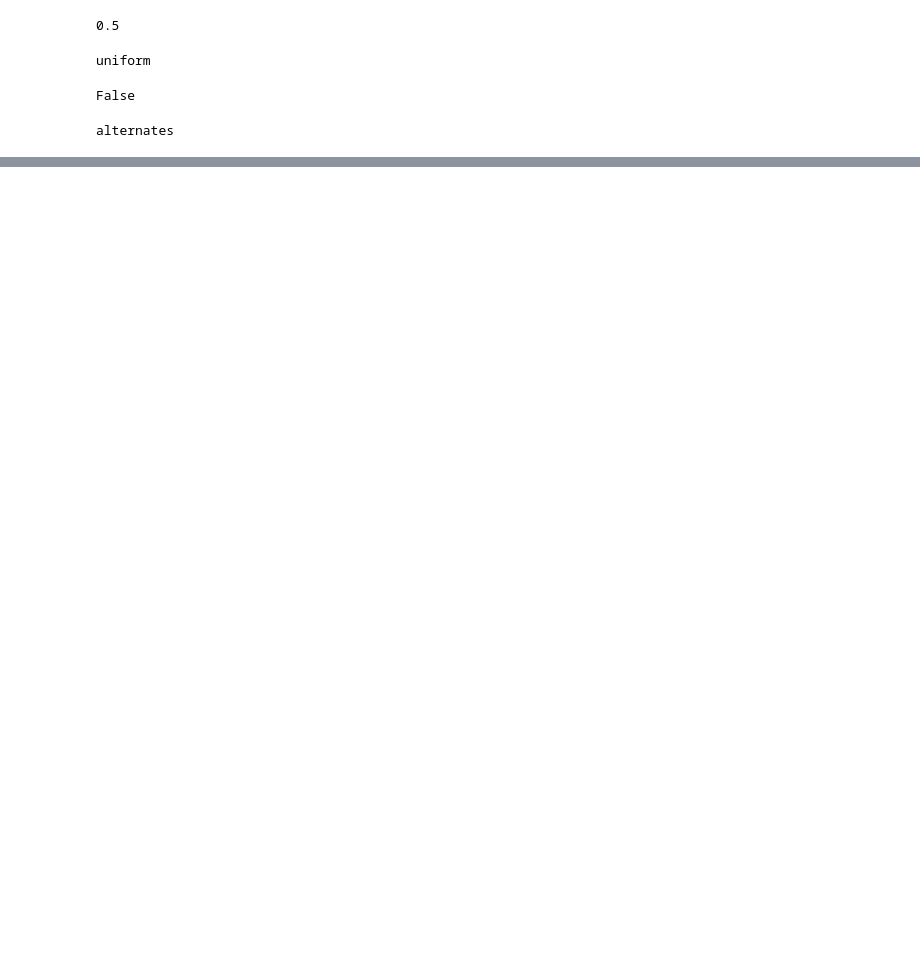
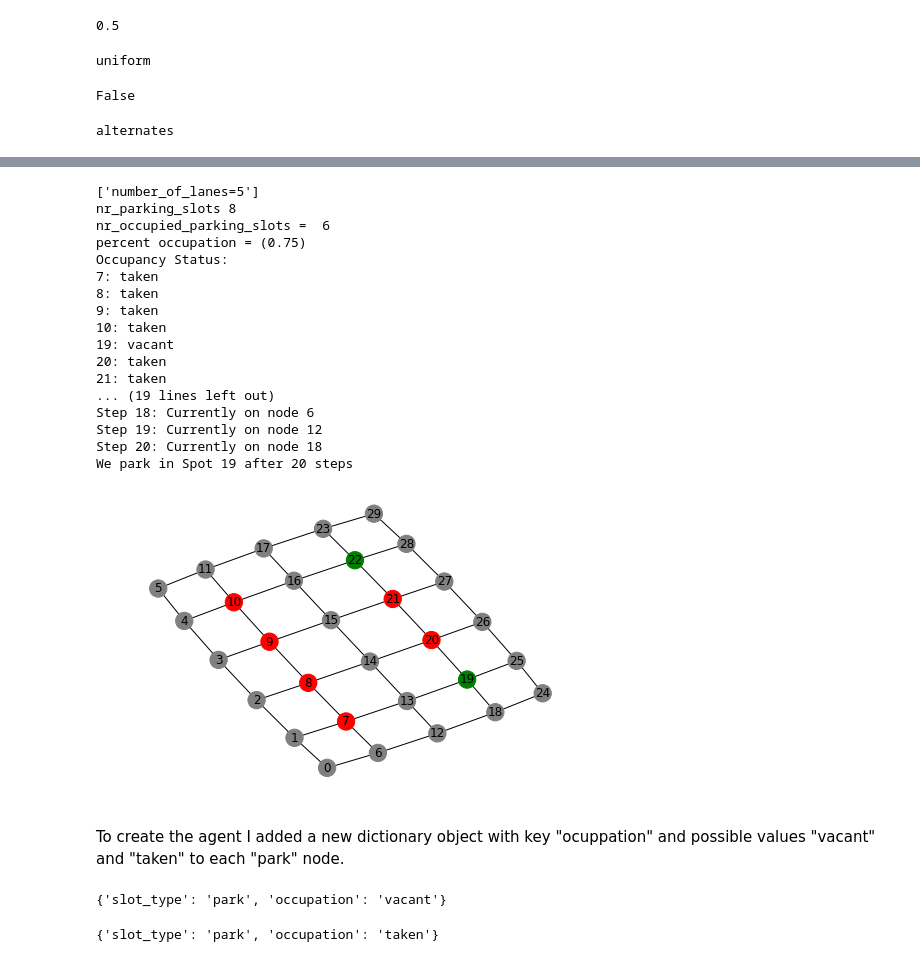
Before and after one commit to GLopezMUZH/DRL_ParkingPlaceFinderRobot, a Jupyter notebook: examples_ggg.ipynb, the cells around one changed output, grey strips where cells are left out. Drawn from its saved outputs; the diff is of its cells as text; code cells hidden in the pictures; blank space fills up the shorter version.

Commit message:
Added simple agent functionality

```diff
--- a/examples_ggg.ipynb
+++ b/examples_ggg.ipynb
@@ -67,0 +86,42 @@ percent occupation = (0.375)
+# %%
+parking_lot = ParkingLot(lane_direction_paramenters=ldp,
+                         filling_function_parameters=ffp,
+                         nr_parking_slots_per_lane=4,
+                         nr_parking_lanes=2,
+                         parking_lane_depth=1,
+                         debug=True,
+                         draw_grap = True,
+                         show_summary = True,
+                         agent = True
+                        )
+# %% [output]
+['number_of_lanes=5']
+nr_parking_slots 8
+nr_occupied_parking_slots =  6
+percent occupation = (0.75)
+Occupancy Status:
+7: taken
+8: taken
+9: taken
+10: taken
+19: vacant
+20: taken
+21: taken
+... (19 lines left out)
+Step 18: Currently on node 6
+Step 19: Currently on node 12
+Step 20: Currently on node 18
+We park in Spot 19 after 20 steps
+[figure, added]
+# %% [markdown]
+To create the agent I added a new dictionary object with key "ocuppation" and possible values "vacant" and "taken" to each "park" node.
+# %%
+# Example for node 22, a vacant parking spot
+parking_lot.g.nodes[22]
+# %% [output]
+{'slot_type': 'park', 'occupation': 'vacant'}
+# %%
+# Example for node 21, an occupied parking spot
+parking_lot.g.nodes[21]
+# %% [output]
+{'slot_type': 'park', 'occupation': 'taken'}
```
Also changed, not shown: parts of 7 cells of this notebook, 1 other file.
